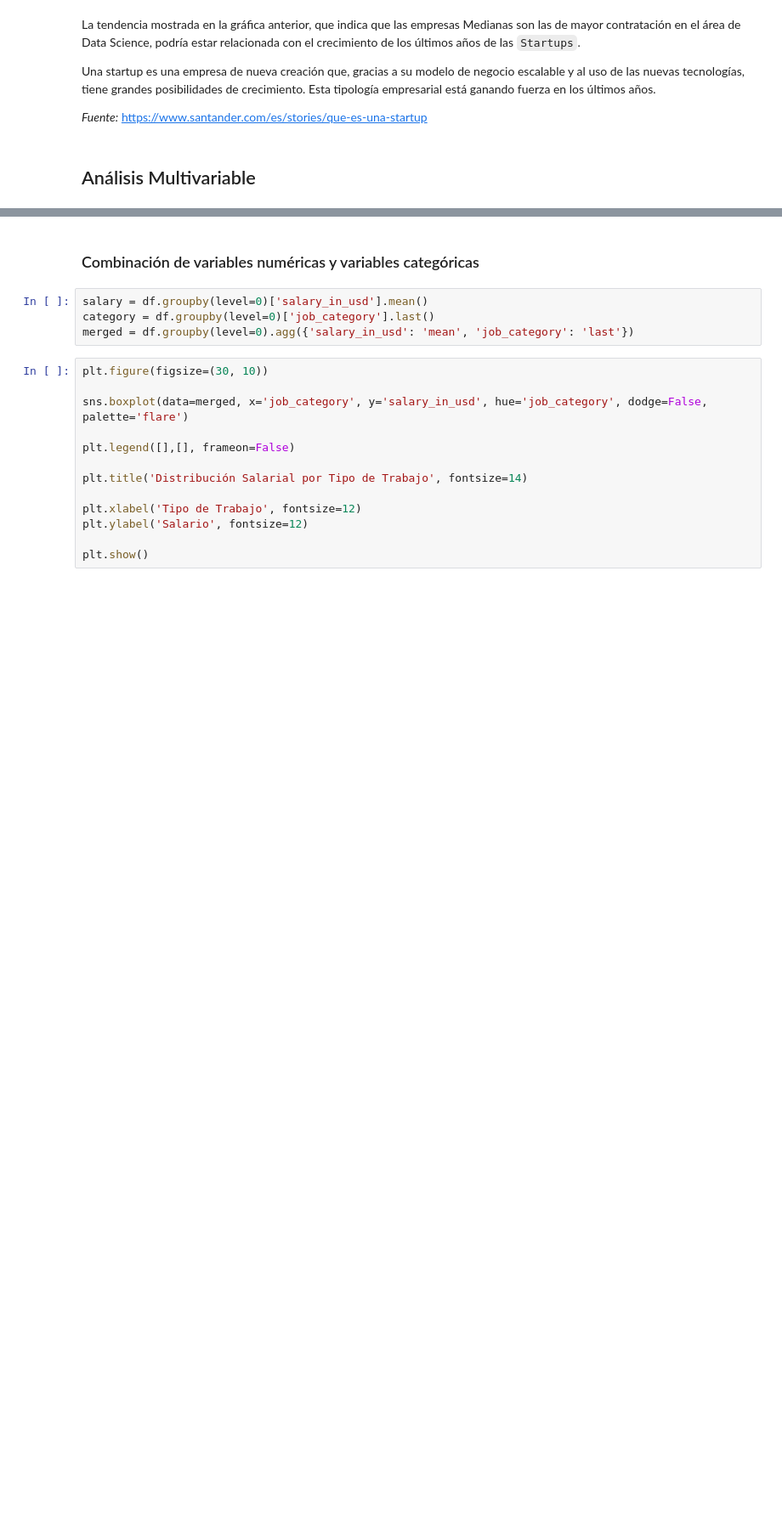
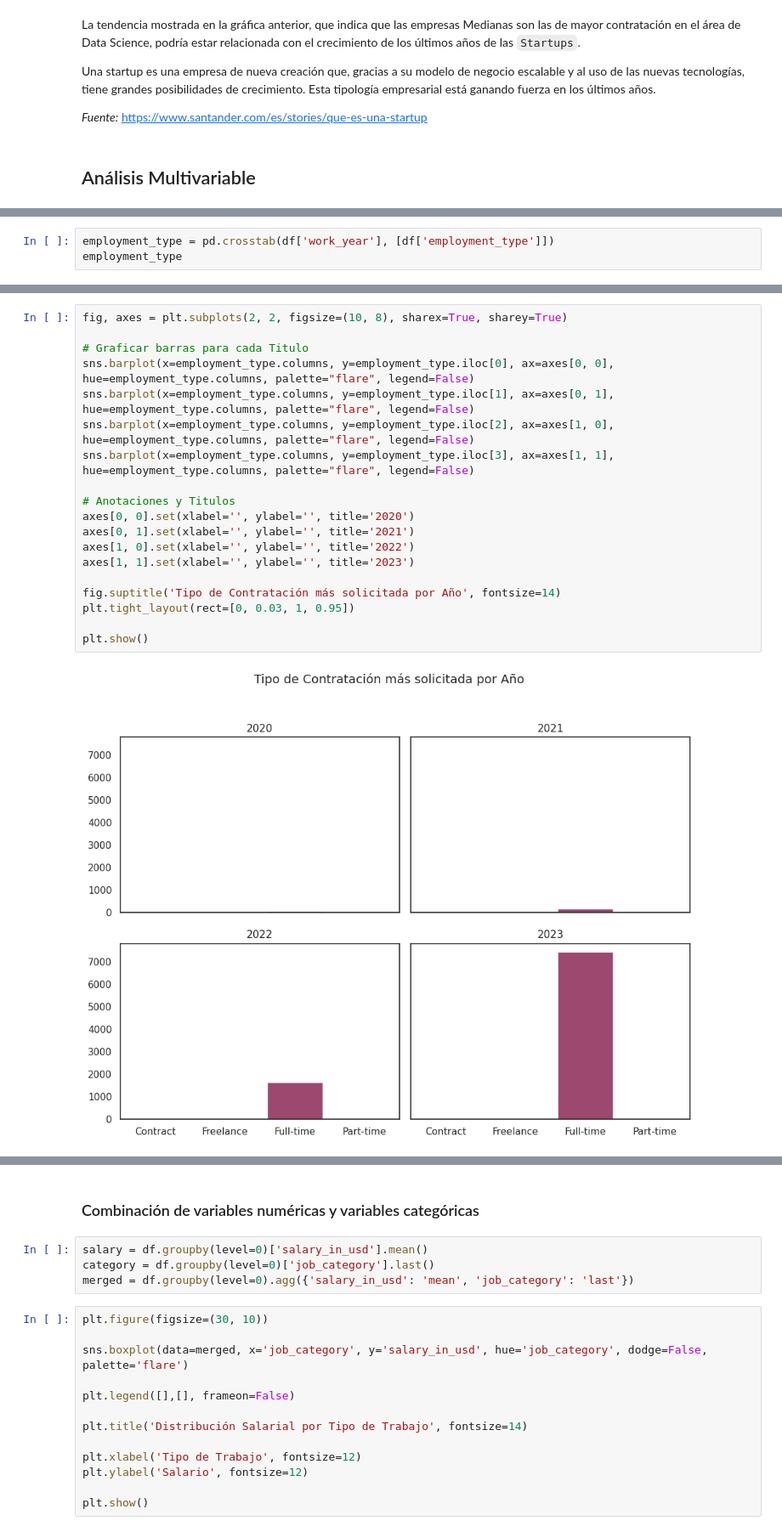
Before and after one commit to paulinavelasquezc/Data-Science-BEDU, a Jupyter notebook: Jobs_and_Salaries_in_Data_Science_BEDU.ipynb, the cells around one changed output, grey strips where cells are left out. Shown at 85% size. Drawn from its saved outputs; the diff is of its cells as text; blank space fills up the shorter version.

```diff
--- a/Jobs_and_Salaries_in_Data_Science_BEDU.ipynb
+++ b/Jobs_and_Salaries_in_Data_Science_BEDU.ipynb
@@ -814,0 +875,3 @@ Parte de Jazz
+# %%
+employment_type = pd.crosstab(df['work_year'], [df['employment_type']])
+employment_type
@@ -814,0 +885,21 @@ Parte de Jazz
+# %%
+fig, axes = plt.subplots(2, 2, figsize=(10, 8), sharex=True, sharey=True)
+
+# Graficar barras para cada Titulo
+sns.barplot(x=employment_type.columns, y=employment_type.iloc[0], ax=axes[0, 0], hue=employment_type.columns, palette="flare", legend=False)
+sns.barplot(x=employment_type.columns, y=employment_type.iloc[1], ax=axes[0, 1], hue=employment_type.columns, palette="flare", legend=False)
+sns.barplot(x=employment_type.columns, y=employment_type.iloc[2], ax=axes[1, 0], hue=employment_type.columns, palette="flare", legend=False)
+sns.barplot(x=employment_type.columns, y=employment_type.iloc[3], ax=axes[1, 1], hue=employment_type.columns, palette="flare", legend=False)
+
+# Anotaciones y Titulos
+axes[0, 0].set(xlabel='', ylabel='', title='2020')
+axes[0, 1].set(xlabel='', ylabel='', title='2021')
+axes[1, 0].set(xlabel='', ylabel='', title='2022')
+axes[1, 1].set(xlabel='', ylabel='', title='2023')
+
+fig.suptitle('Tipo de Contratación más solicitada por Año', fontsize=14)
+plt.tight_layout(rect=[0, 0.03, 1, 0.95])
+
+plt.show()
+# %% [output]
+[figure, added]
```
Also changed, not shown: parts of 14 cells of this notebook.
